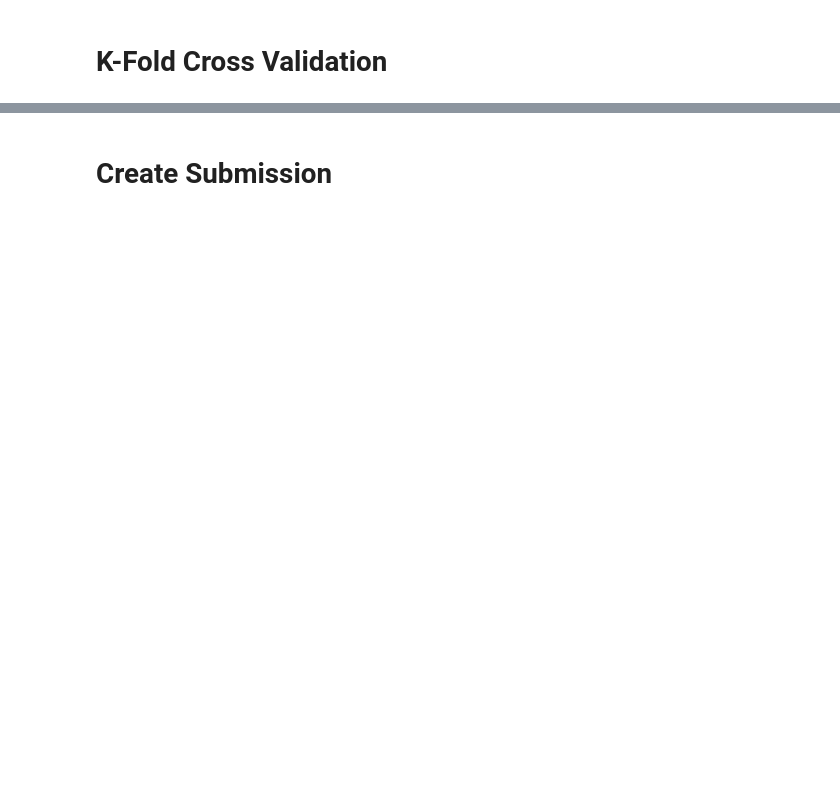
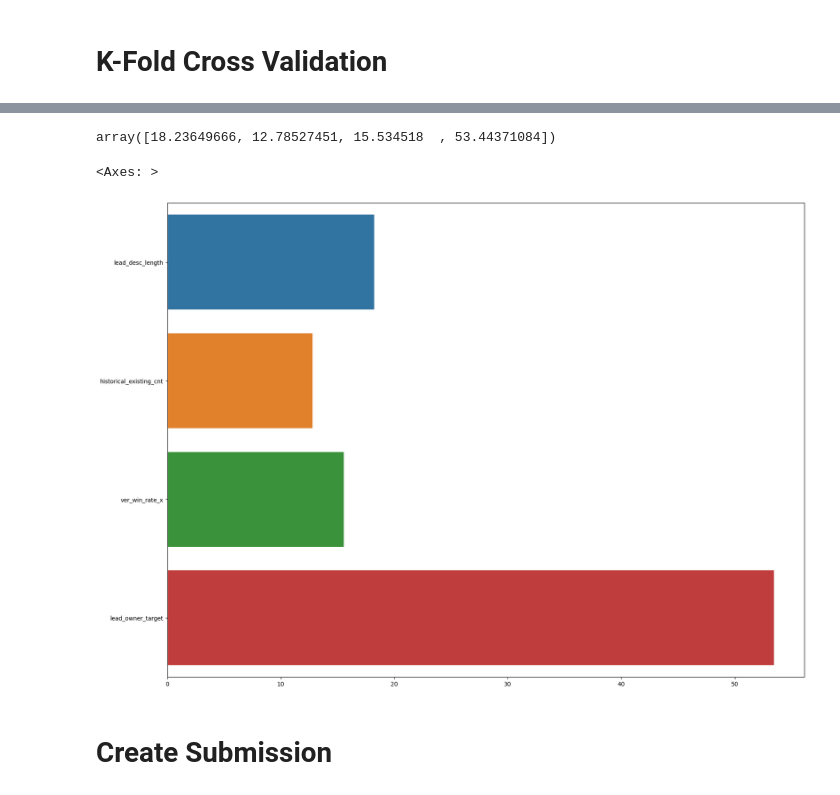
Before and after one commit to miny-genie/LG-Aimers-4th-Online-Hackathon, a Jupyter notebook: code.ipynb, the cells around one changed output, grey strips where cells are left out. Drawn from its saved outputs; the diff is of its cells as text; code cells hidden in the pictures; blank space fills up the shorter version.

```diff
--- a/code.ipynb
+++ b/code.ipynb
@@ -865 +627,17 @@ X_test = X_test.drop(features_to_drop, axis=1)  # type: ignore
+# %%
+high_importance_columns = [
+    "lead_owner_target",
+    "lead_desc_length",
+    "historical_existing_cnt",
+    "ver_win_rate_x"
+]
+
+additional_drop_columns = [
+    col
+    for col in X.columns
+    if col not in high_importance_columns
+]
+
+X = X.drop(additional_drop_columns, axis=1)
+X_test = X_test.drop(additional_drop_columns, axis=1)
 # %% [markdown]
@@ -993,3 +786,17 @@ Cross-Validation Average F1-Score: 0.6516639893053023
+# %%
+model.feature_importances_
+# %% [output]
+array([18.23649666, 12.78527451, 15.534518  , 53.44371084])
+# %%
+import seaborn as sns
+import matplotlib.pyplot as plt
+
+feature_names = X.columns.tolist()
+plt.figure(figsize=(20,15))
+sns.barplot(x=model.feature_importances_, y=feature_names)
+# %% [output]
+<Axes: >
+[figure, added]
 # %% [markdown]
 # Create Submission
 # %%
```
Also changed, not shown: parts of 51 cells of this notebook.
